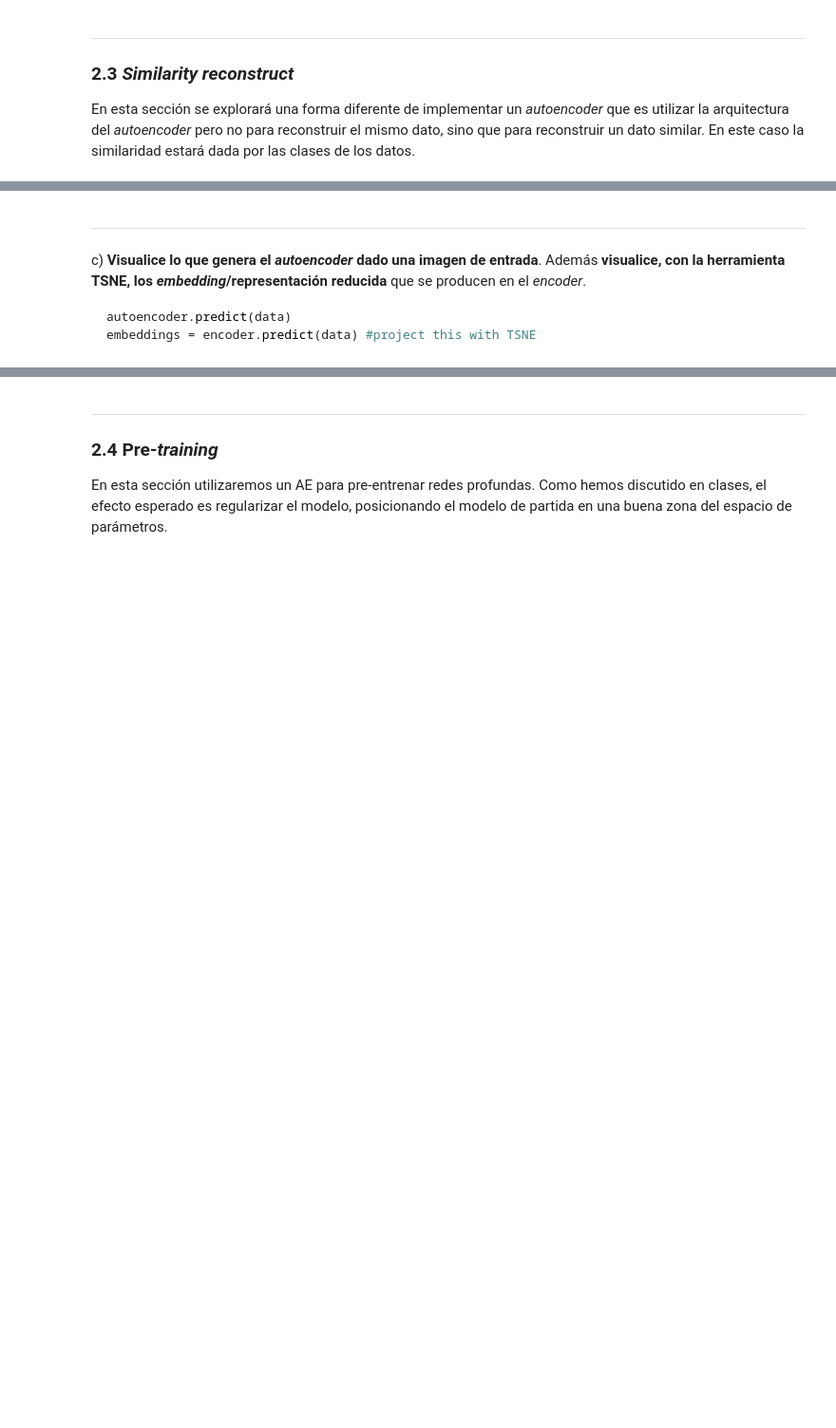
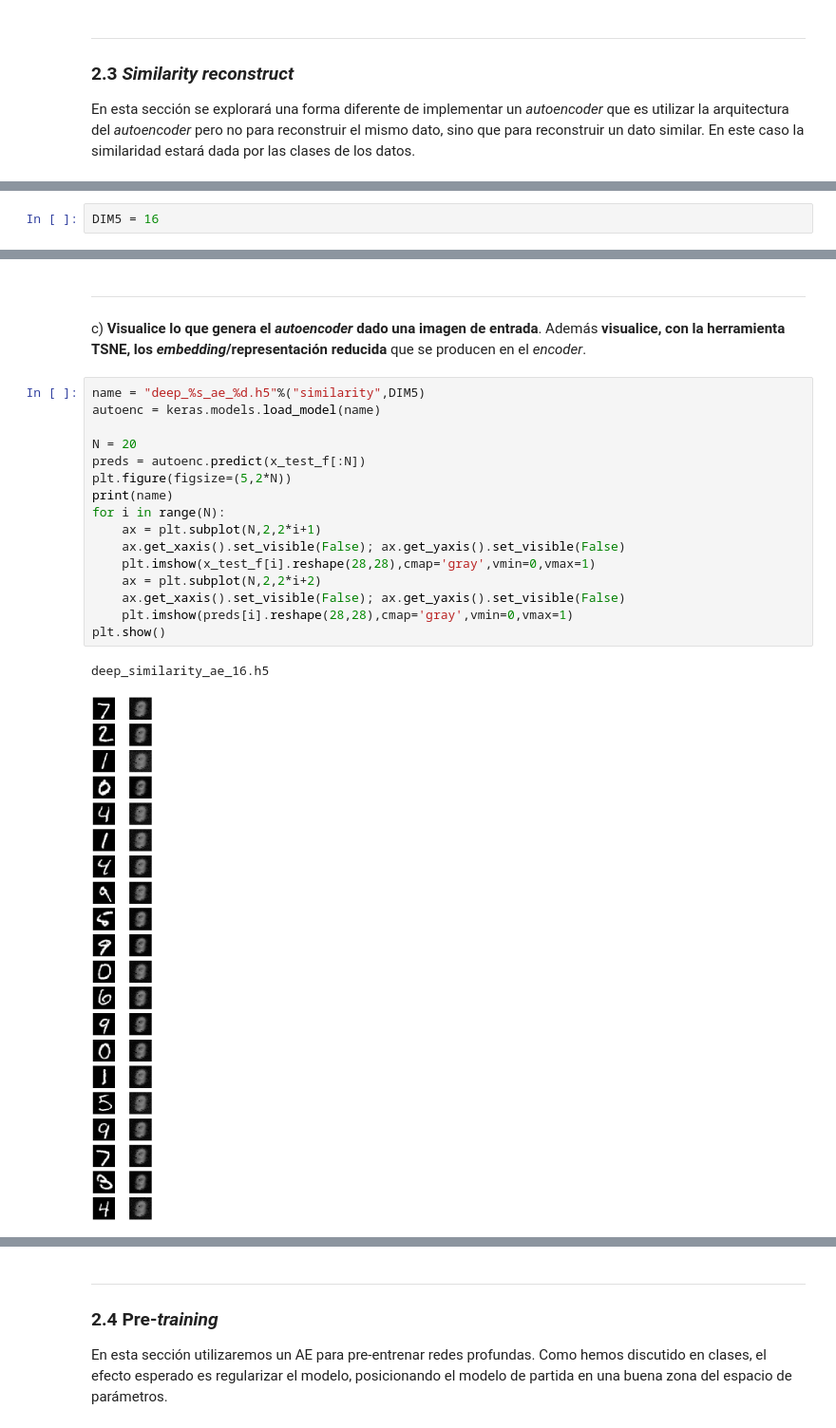
Before and after one commit to Autopawn/ann-tarea3, a Jupyter notebook: tarea3_parte2.ipynb, the cells around one changed output, grey strips where cells are left out. Shown at 95% size. Saved outputs shown, nothing was run; the diff lists cells and outputs as text; blank space fills up the shorter version.

````diff
--- a/tarea3_parte2.ipynb
+++ b/tarea3_parte2.ipynb
@@ -773,0 +790,2 @@ autoencoder.fit(data,data_sim,epochs=50,batch_size=32,validation_split=0.2)
+# %%
+DIM5 = 16
@@ -775,7 +827,22 @@ autoencoder.fit(data,data_sim,epochs=50,batch_size=32,validation_split=0.2)
 ---
 
 c) **Visualice lo que genera el *autoencoder* dado una imagen de entrada**. Además **visualice, con la herramienta TSNE, los *embedding*/representación reducida** que se producen en el *encoder*.
-```python
-autoencoder.predict(data)
-embeddings = encoder.predict(data) #project this with TSNE
-```
+# %%
+name = "deep_%s_ae_%d.h5"%("similarity",DIM5)
+autoenc = keras.models.load_model(name)
+
+N = 20
+preds = autoenc.predict(x_test_f[:N])
+plt.figure(figsize=(5,2*N))
+print(name)
+for i in range(N):
+    ax = plt.subplot(N,2,2*i+1)
+    ax.get_xaxis().set_visible(False); ax.get_yaxis().set_visible(False)
+    plt.imshow(x_test_f[i].reshape(28,28),cmap='gray',vmin=0,vmax=1)
+    ax = plt.subplot(N,2,2*i+2)
+    ax.get_xaxis().set_visible(False); ax.get_yaxis().set_visible(False)
+    plt.imshow(preds[i].reshape(28,28),cmap='gray',vmin=0,vmax=1)
+plt.show()
+# %% [output]
+deep_similarity_ae_16.h5
+[figure, added]
````
Also changed, not shown: parts of 35 cells of this notebook.
